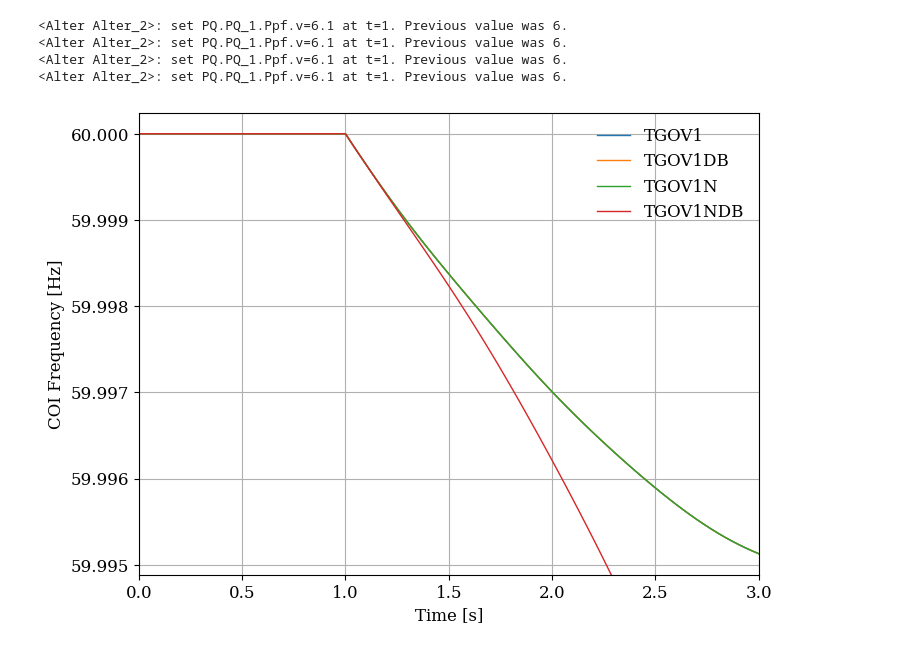
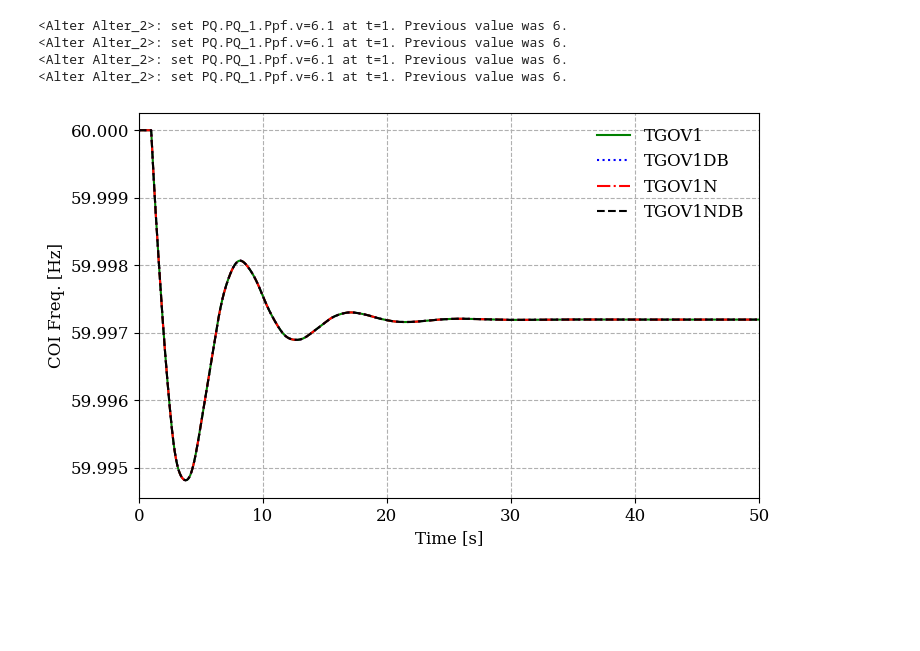
Before and after one commit to CURENT/demo, a Jupyter notebook: demo/TGOV1/TGOV1_variants.ipynb, the cells around one changed output. Cells and saved outputs as stored; diff of their text form; code cells hidden in the pictures; blank space fills up the shorter version.

```diff
--- a/demo/TGOV1/TGOV1_variants.ipynb
+++ b/demo/TGOV1/TGOV1_variants.ipynb
@@ -48,7 +50,7 @@ for ss in [sv1, sv1db, sv1n, sv1ndb]:
     # turn off under-voltage PQ-to-Z conversion
     ss.PQ.pq2z = 0
 
-    ss.TDS.config.tf = 3.0
+    ss.TDS.config.tf = 50
     ss.TDS.config.criteria = 0
     ss.TDS.config.no_tqdm = True
     ss.TDS.run()
@@ -58,18 +60,22 @@ for ss in [sv1, sv1db, sv1n, sv1ndb]:
 <Alter Alter_2>: set PQ.PQ_1.Ppf.v=6.1 at t=1. Previous value was 6.
 <Alter Alter_2>: set PQ.PQ_1.Ppf.v=6.1 at t=1. Previous value was 6.
 # %%
-fig, ax = plt.subplots(1, 1, figsize=(8, 6))
+fig, ax = plt.subplots(1, 1, figsize=(8, 5))
 
-for ss, label in zip([sv1, sv1db, sv1n, sv1ndb],
-                     ['TGOV1', 'TGOV1DB', 'TGOV1N', 'TGOV1NDB']):
+for ss, label, linestyle, color in zip([sv1, sv1db, sv1n, sv1ndb],
+                                       ['TGOV1', 'TGOV1DB', 'TGOV1N', 'TGOV1NDB'],
+                                       [['-'], [':'], ['-.'], ['--']],
+                                       ['green', 'blue', 'red', 'black']):
     ss.TDS.plt.plot(ss.COI.omega,
                     yheader=[label],
+                    linestyles=linestyle,
+                    color=color,
+                    line_width=1.5,
                     latex=False,
                     show=False,
                     ytimes=ss.config.freq,
+                    grid=True,
+                    ylabel='COI Freq. [Hz]',
                     ax=ax, fig=fig)
-
-ax.set_ylabel('COI Frequency [Hz]')
-ax.grid(True)
 # %% [output]
-[figure, old version]
+[figure, new version]
```
Also changed, not shown: parts of 1 cell of this notebook.
